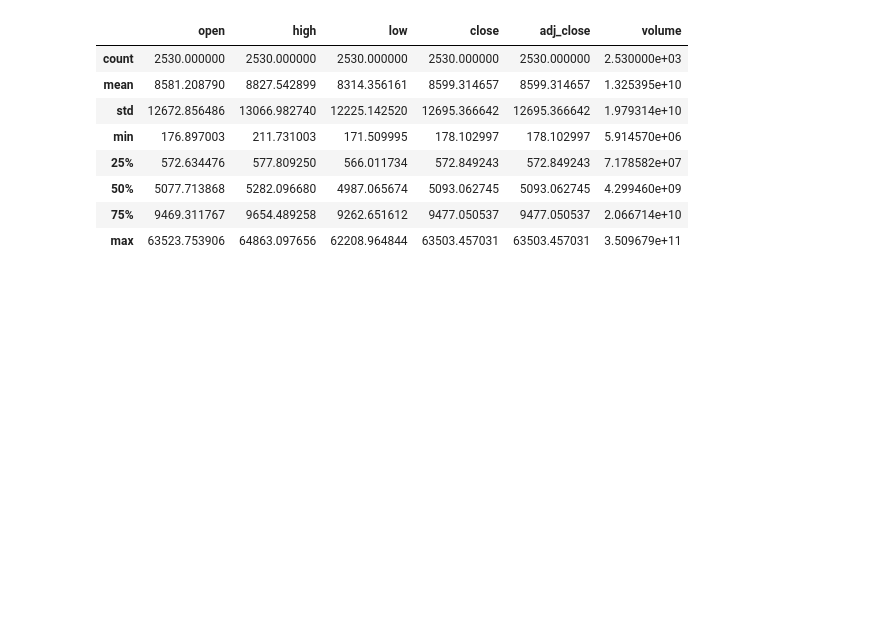
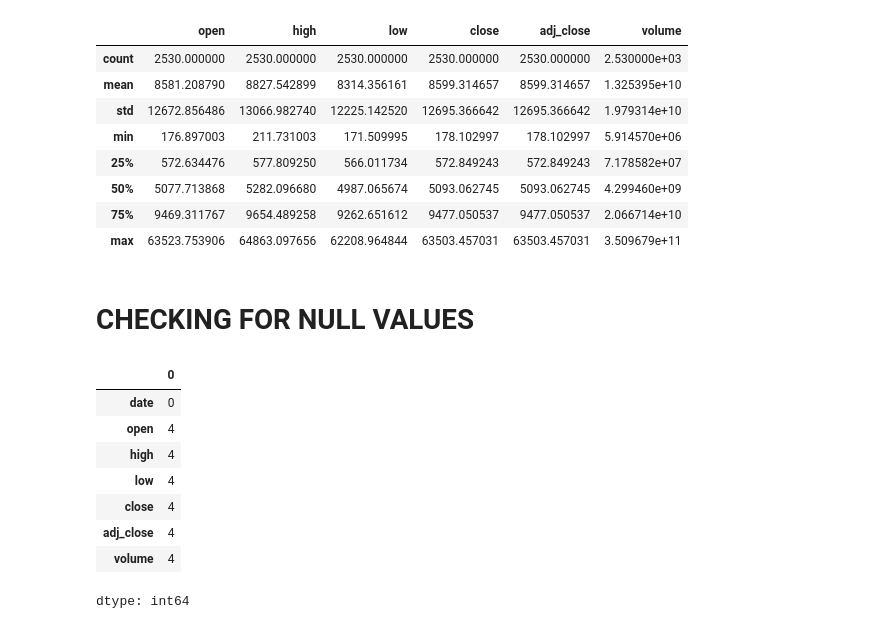
Before and after one commit to ARPIT-SINGHAL-22102003/BITCOIN-PRICE-PRDICTION, a Jupyter notebook: main.ipynb, the cells around one changed output. Drawn from its saved outputs; the diff is of its cells as text; code cells hidden in the pictures; blank space fills up the shorter version.

```diff
--- a/main.ipynb
+++ b/main.ipynb
@@ -66,3 +66,17 @@ data.describe()
 | 50% | 5077.713868 | 5282.096680 | 4987.065674 | 5093.062745 | 5093.062745 | 4.299460e+09 |
 | 75% | 9469.311767 | 9654.489258 | 9262.651612 | 9477.050537 | 9477.050537 | 2.066714e+10 |
 | max | 63523.753906 | 64863.097656 | 62208.964844 | 63503.457031 | 63503.457031 | 3.509679e+11 |
+# %% [markdown]
+# **CHECKING FOR NULL VALUES**
+# %%
+data.isnull().sum()
+# %% [output]
+|  | 0 |
+| date | 0 |
+| open | 4 |
+| high | 4 |
+| low | 4 |
+| close | 4 |
+| adj_close | 4 |
+| volume | 4 |
+dtype: int64
```
Also changed, not shown: parts of 6 cells of this notebook.
